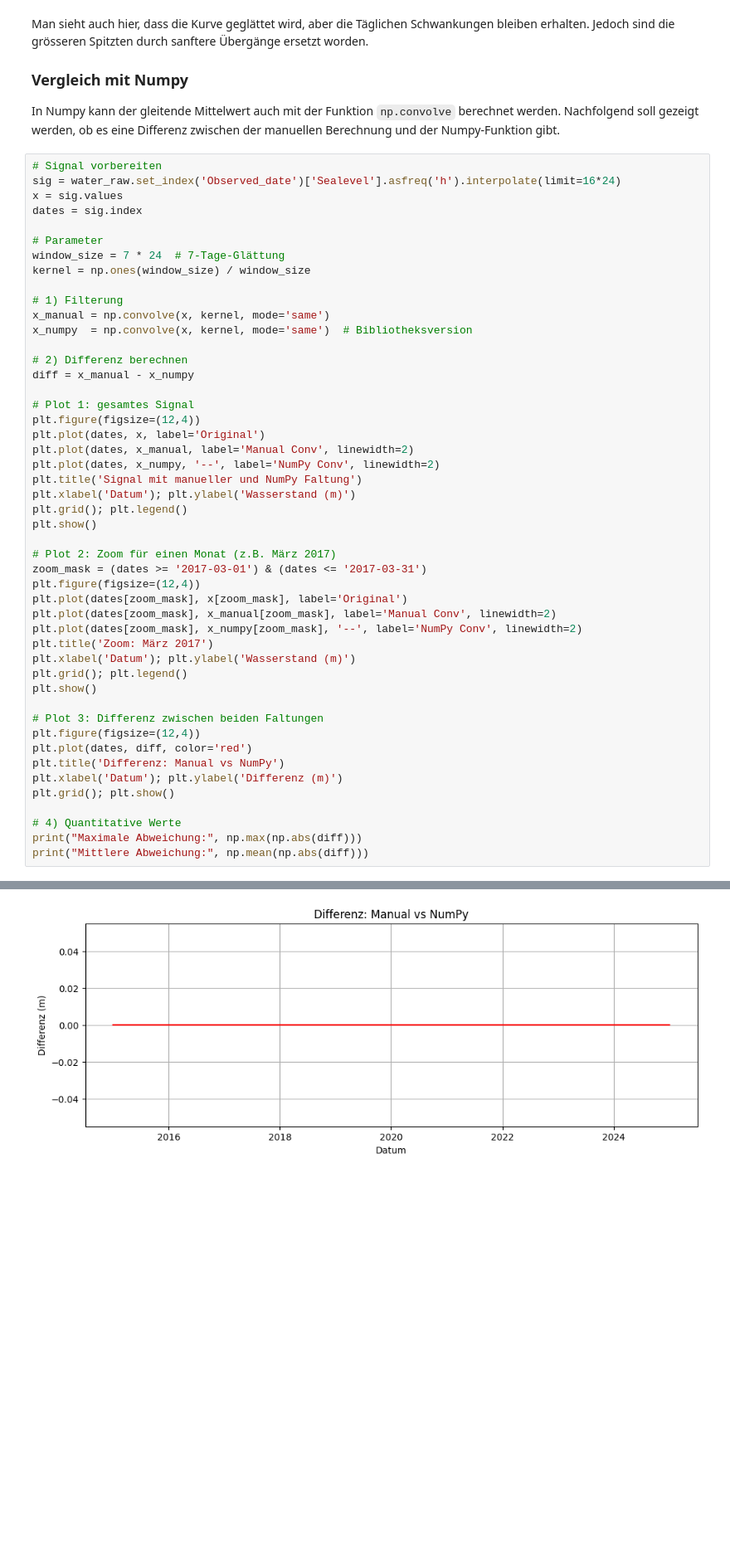
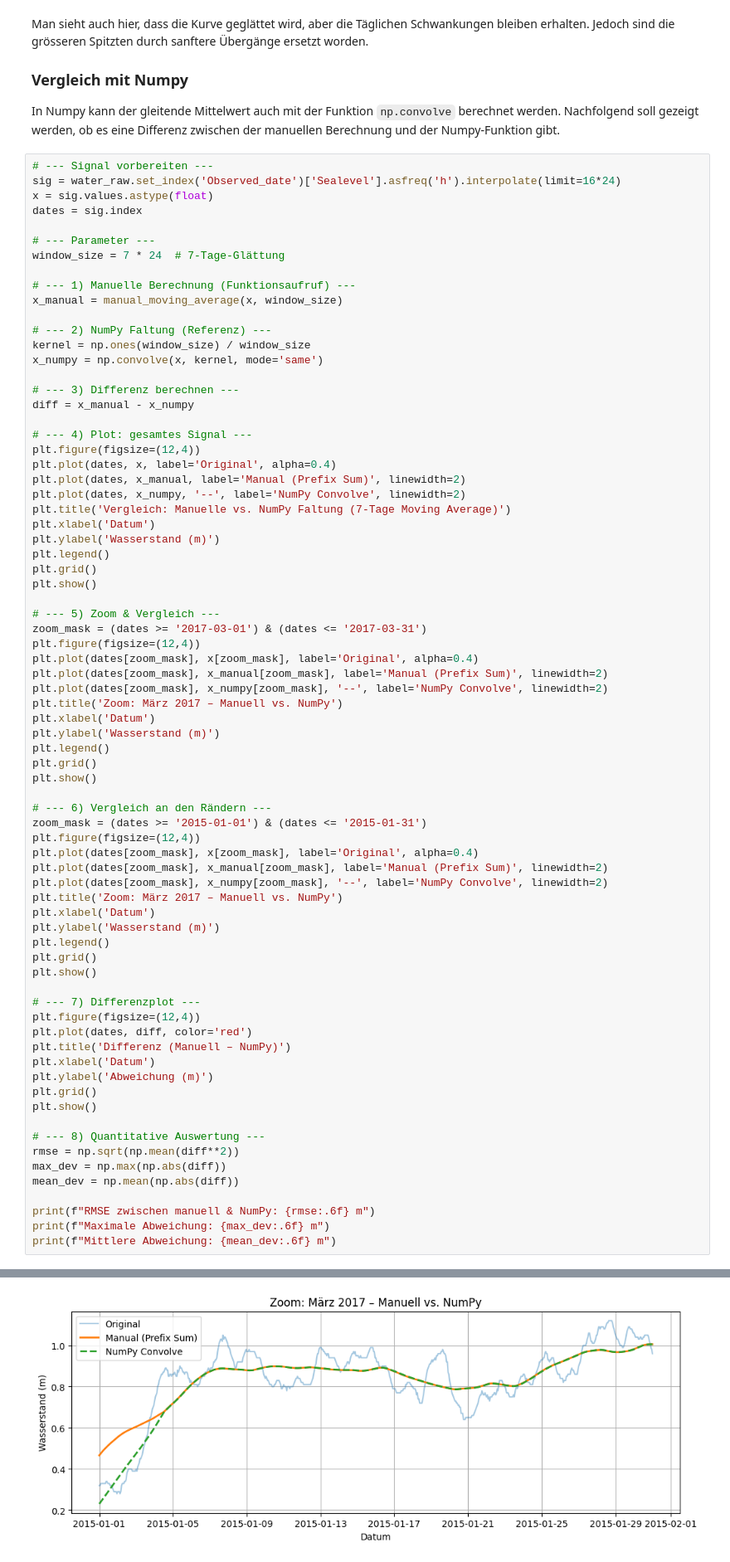
Before and after one commit to adrianmeier2002/gbsv_minichallenges, a Jupyter notebook: MC1/MC1_Day10_15.ipynb, the cells around one changed output, grey strips where cells are left out. Shown at 83% size. Cells and saved outputs as stored; diff of their text form; blank space fills up the shorter version.

```diff
--- a/MC1/MC1_Day10_15.ipynb
+++ b/MC1/MC1_Day10_15.ipynb
@@ -110,51 +149,77 @@ Man sieht auch hier, dass die Kurve geglättet wird, aber die Täglichen Schwank
 ### Vergleich mit Numpy
 In Numpy kann der gleitende Mittelwert auch mit der Funktion `np.convolve` berechnet werden. Nachfolgend soll gezeigt werden, ob es eine Differenz zwischen der manuellen Berechnung und der Numpy-Funktion gibt.
 # %%
-# Signal vorbereiten
+# --- Signal vorbereiten ---
 sig = water_raw.set_index('Observed_date')['Sealevel'].asfreq('h').interpolate(limit=16*24)
-x = sig.values
+x = sig.values.astype(float)
 dates = sig.index
 
-# Parameter
+# --- Parameter ---
 window_size = 7 * 24  # 7-Tage-Glättung
+
+# --- 1) Manuelle Berechnung (Funktionsaufruf) ---
+x_manual = manual_moving_average(x, window_size)
+
+# --- 2) NumPy Faltung (Referenz) ---
 kernel = np.ones(window_size) / window_size
+x_numpy = np.convolve(x, kernel, mode='same')
 
-# 1) Filterung
-x_manual = np.convolve(x, kernel, mode='same')
-x_numpy  = np.convolve(x, kernel, mode='same')  # Bibliotheksversion
-
-# 2) Differenz berechnen
+# --- 3) Differenz berechnen ---
 diff = x_manual - x_numpy
 
-# Plot 1: gesamtes Signal
+# --- 4) Plot: gesamtes Signal ---
 plt.figure(figsize=(12,4))
-plt.plot(dates, x, label='Original')
-plt.plot(dates, x_manual, label='Manual Conv', linewidth=2)
-plt.plot(dates, x_numpy, '--', label='NumPy Conv', linewidth=2)
-plt.title('Signal mit manueller und NumPy Faltung')
-plt.xlabel('Datum'); plt.ylabel('Wasserstand (m)')
-plt.grid(); plt.legend()
+plt.plot(dates, x, label='Original', alpha=0.4)
+plt.plot(dates, x_manual, label='Manual (Prefix Sum)', linewidth=2)
+plt.plot(dates, x_numpy, '--', label='NumPy Convolve', linewidth=2)
+plt.title('Vergleich: Manuelle vs. NumPy Faltung (7-Tage Moving Average)')
+plt.xlabel('Datum')
+plt.ylabel('Wasserstand (m)')
+plt.legend()
+plt.grid()
 plt.show()
 
-# Plot 2: Zoom für einen Monat (z.B. März 2017)
+# --- 5) Zoom & Vergleich ---
 zoom_mask = (dates >= '2017-03-01') & (dates <= '2017-03-31')
 plt.figure(figsize=(12,4))
-plt.plot(dates[zoom_mask], x[zoom_mask], label='Original')
-plt.plot(dates[zoom_mask], x_manual[zoom_mask], label='Manual Conv', linewidth=2)
-plt.plot(dates[zoom_mask], x_numpy[zoom_mask], '--', label='NumPy Conv', linewidth=2)
-plt.title('Zoom: März 2017')
-plt.xlabel('Datum'); plt.ylabel('Wasserstand (m)')
-plt.grid(); plt.legend()
+plt.plot(dates[zoom_mask], x[zoom_mask], label='Original', alpha=0.4)
+plt.plot(dates[zoom_mask], x_manual[zoom_mask], label='Manual (Prefix Sum)', linewidth=2)
+plt.plot(dates[zoom_mask], x_numpy[zoom_mask], '--', label='NumPy Convolve', linewidth=2)
+plt.title('Zoom: März 2017 – Manuell vs. NumPy')
+plt.xlabel('Datum')
+plt.ylabel('Wasserstand (m)')
+plt.legend()
+plt.grid()
 plt.show()
 
-# Plot 3: Differenz zwischen beiden Faltungen
+# --- 6) Vergleich an den Rändern ---
+zoom_mask = (dates >= '2015-01-01') & (dates <= '2015-01-31')
+plt.figure(figsize=(12,4))
+plt.plot(dates[zoom_mask], x[zoom_mask], label='Original', alpha=0.4)
+plt.plot(dates[zoom_mask], x_manual[zoom_mask], label='Manual (Prefix Sum)', linewidth=2)
+plt.plot(dates[zoom_mask], x_numpy[zoom_mask], '--', label='NumPy Convolve', linewidth=2)
+plt.title('Zoom: März 2017 – Manuell vs. NumPy')
+plt.xlabel('Datum')
+plt.ylabel('Wasserstand (m)')
+plt.legend()
+plt.grid()
+plt.show()
+
+# --- 7) Differenzplot ---
 plt.figure(figsize=(12,4))
 plt.plot(dates, diff, color='red')
-plt.title('Differenz: Manual vs NumPy')
-plt.xlabel('Datum'); plt.ylabel('Differenz (m)')
-plt.grid(); plt.show()
+plt.title('Differenz (Manuell – NumPy)')
+plt.xlabel('Datum')
+plt.ylabel('Abweichung (m)')
+plt.grid()
+plt.show()
 
-# 4) Quantitative Werte
-print("Maximale Abweichung:", np.max(np.abs(diff)))
-print("Mittlere Abweichung:", np.mean(np.abs(diff)))
+# --- 8) Quantitative Auswertung ---
+rmse = np.sqrt(np.mean(diff**2))
+max_dev = np.max(np.abs(diff))
+mean_dev = np.mean(np.abs(diff))
+
+print(f"RMSE zwischen manuell & NumPy: {rmse:.6f} m")
+print(f"Maximale Abweichung: {max_dev:.6f} m")
+print(f"Mittlere Abweichung: {mean_dev:.6f} m")
 # %% [output]
@@ -163 +228 @@ print("Mittlere Abweichung:", np.mean(np.abs(diff)))
-[figure, old version]
+[figure, new version]
```
Also changed, not shown: parts of 4 cells of this notebook, 1 other file.
